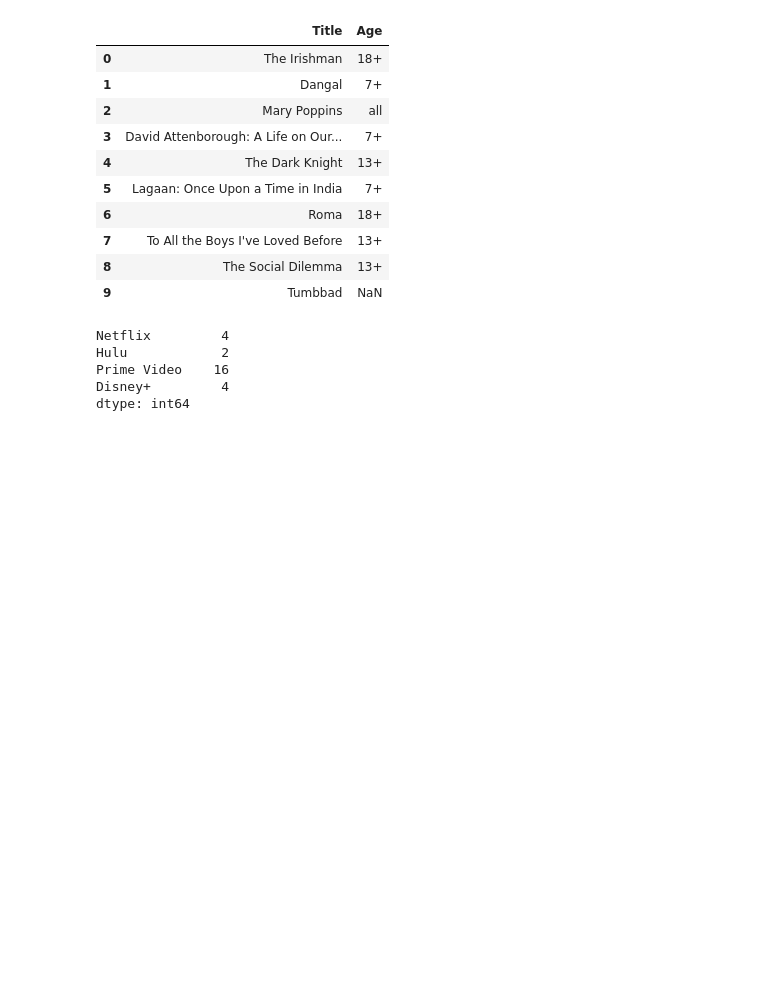
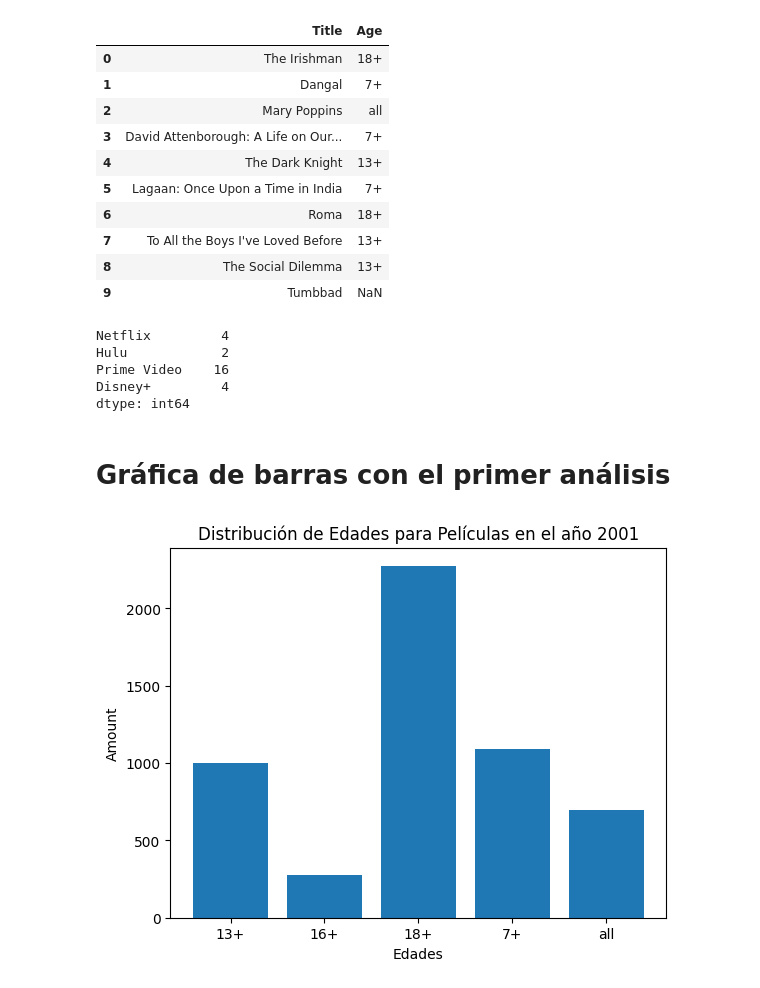
Before and after one commit to vitoac-22/Movie_APP, a Jupyter notebook: EDA.ipynb, the cells around one changed output. Saved outputs shown, nothing was run; the diff lists cells and outputs as text; code cells hidden in the pictures; blank space fills up the shorter version.

Commit message:
Se añadió nuevas gráficas y output PDF

```diff
--- a/EDA.ipynb
+++ b/EDA.ipynb
@@ -127,3 +125,25 @@ Hulu            2
 Prime Video    16
 Disney+         4
 dtype: int64
+# %% [markdown]
+# Gráfica de barras con el primer análisis
+# %%
+import matplotlib.pyplot as plt
+
+# Edades para ver la película en el año seleccionado
+year =2001
+base_filtrada_year=base[base['Year']==year]
+
+cantidad_year = base.groupby(by = 'Age').count()[['ID']].reset_index()
+cantidad_year.columns=['Age','Amount']
+cantidad_year
+
+# Creación del gráfico de barras
+plt.bar(cantidad_year['Age'], cantidad_year['Amount'])
+plt.xlabel('Edades')
+plt.ylabel('Amount')
+plt.title(f'Distribución de Edades para Películas en el año {year}')
+plt.savefig(f'Imagenes/bar_ages_{year}.png')
+plt.show()
+# %% [output]
+[figure, added]
```
Also changed, not shown: parts of 9 cells of this notebook, 2 other files.
